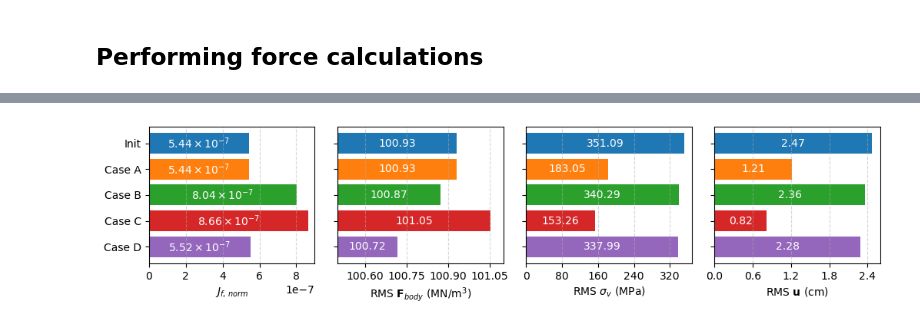
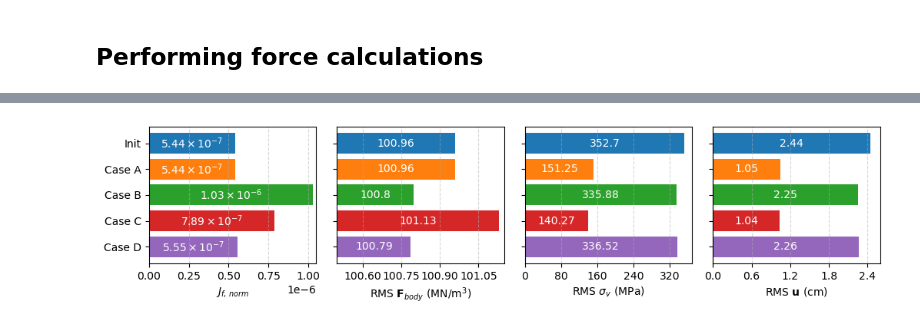
Before and after one commit to lankef/fem-data, a Jupyter notebook: w7x-optimization/plotting.ipynb, the cells around one changed output, grey strips where cells are left out. Cells and saved outputs as stored; diff of their text form; code cells hidden in the pictures.

```diff
--- a/w7x-optimization/plotting.ipynb
+++ b/w7x-optimization/plotting.ipynb
@@ -39,7 +39,7 @@ import matplotlib.pyplot as plt
 
 
 eq, Bnormal_plasma, plasma_surface_vc, vc = load_eq('wout.nc')
-curves, currents, axis, nfp, bs = get_data('w7x', coil_order=10, points_per_period=4)
+curves, currents, axis, nfp, bs = get_data('w7x', coil_order=10, points_per_period=8)
 coils_w7x = coils_via_symmetries(curves[:5], currents[:5], nfp, True)
 # %% [output]
        __       ___      ___   ___                _______  _______ .___  ___.
@@ -507,33 +487,33 @@ def scix(v, x, b):
         return "0"
     exp = int(np.floor(np.log10(abs(v))))
     mant = v / 10.0 ** exp
     return rf"${round(mant, x)}\times10^{{{exp}}}$"
 
 
 xlims = [
-    (None, 9e-7),
-    (100.5, 101.1),
+    (None, 1.05e-6),
+    (100.5, 101.15),
     (None, None),
     (None, 2.6),
 ]
 dec_list = [2, 2, 2, 2,]
 b_list = [True, False, False, False] # Whether to scientifically format numbers
 nticks_list = [5, 5, 5, 5]
 width = 2.6
 fig, axes = plt.subplots(1, 4, figsize=(width*4, width), sharey=True)
 for ax, (title, vals), (x1, x2), dec, b, nticks in zip(axes, bar_metrics, xlims, dec_list, b_list, nticks_list):
     bars = ax.barh(y, vals, color=bar_colors)
     ax.set_xlabel(title)
     ax.set_xlim(x1, x2)
     ax.grid(True, axis='x', linestyle="--", alpha=0.5)
     ax.bar_label(bars, labels=[scix(v, dec, b) for v in vals], color="white", padding=0, label_type='center')
     ax.xaxis.set_major_locator(MaxNLocator(nbins=nticks))
 
 axes[0].set_yticks(y)
 axes[0].set_yticklabels(ticks)
 axes[0].invert_yaxis()  # w7x at the top
 fig.tight_layout()
 plt.savefig('../figures/opt-overview.pdf')
 plt.show()
 # %% [output]
-[figure, old version]
+[figure, new version]
```
Also changed, not shown: parts of 12 cells of this notebook, 1 other file.
